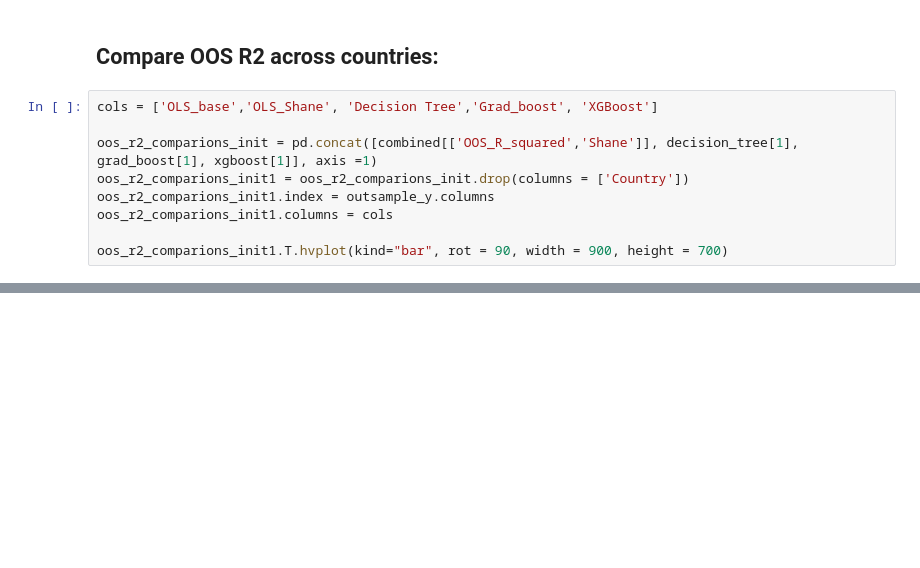
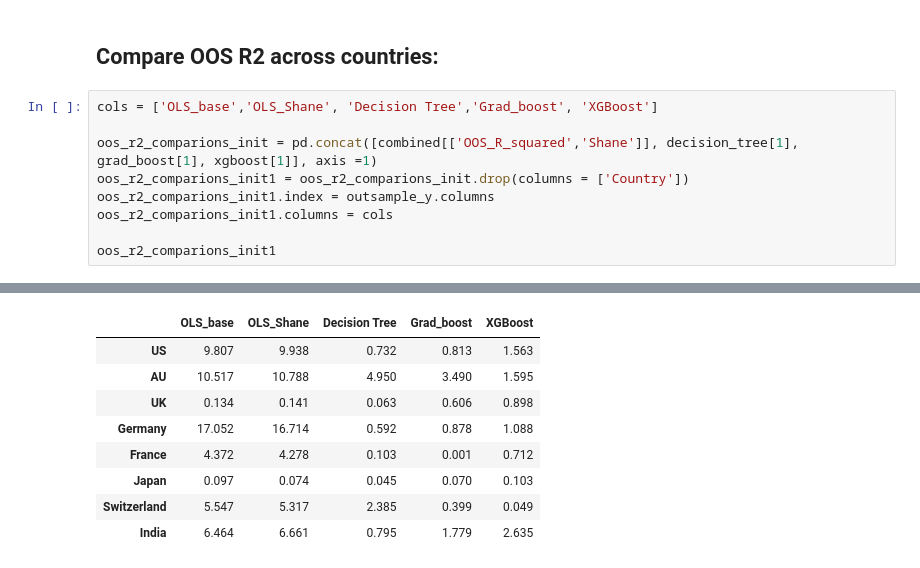
Before and after one commit to lowvoljono/Phresh_2023, a Jupyter notebook: ST_forecasting/ST_forecast_Baseline.ipynb, the cells around one changed output, grey strips where cells are left out. Saved outputs shown, nothing was run; the diff lists cells and outputs as text; blank space fills up the shorter version.

```diff
--- a/ST_forecasting/ST_forecast_Baseline.ipynb
+++ b/ST_forecasting/ST_forecast_Baseline.ipynb
@@ -382,5 +382,5 @@ oos_r2_comparions_init1 = oos_r2_comparions_init.drop(columns = ['Country'])
 oos_r2_comparions_init1.index = outsample_y.columns
 oos_r2_comparions_init1.columns = cols
 
-oos_r2_comparions_init1.T.hvplot(kind="bar", rot = 90, width = 900, height = 700)
+oos_r2_comparions_init1
 # %% [output]
@@ -387,0 +387,9 @@ oos_r2_comparions_init1.T.hvplot(kind="bar", rot = 90, width = 900, height = 700
+|  | OLS_base | OLS_Shane | Decision Tree | Grad_boost | XGBoost |
+| US | 9.807 | 9.938 | 0.732 | 0.813 | 1.563 |
+| AU | 10.517 | 10.788 | 4.950 | 3.490 | 1.595 |
+| UK | 0.134 | 0.141 | 0.063 | 0.606 | 0.898 |
+| Germany | 17.052 | 16.714 | 0.592 | 0.878 | 1.088 |
+| France | 4.372 | 4.278 | 0.103 | 0.001 | 0.712 |
+| Japan | 0.097 | 0.074 | 0.045 | 0.070 | 0.103 |
+| Switzerland | 5.547 | 5.317 | 2.385 | 0.399 | 0.049 |
+| India | 6.464 | 6.661 | 0.795 | 1.779 | 2.635 |
```
Also changed, not shown: parts of 2 cells of this notebook, 3 other files.
